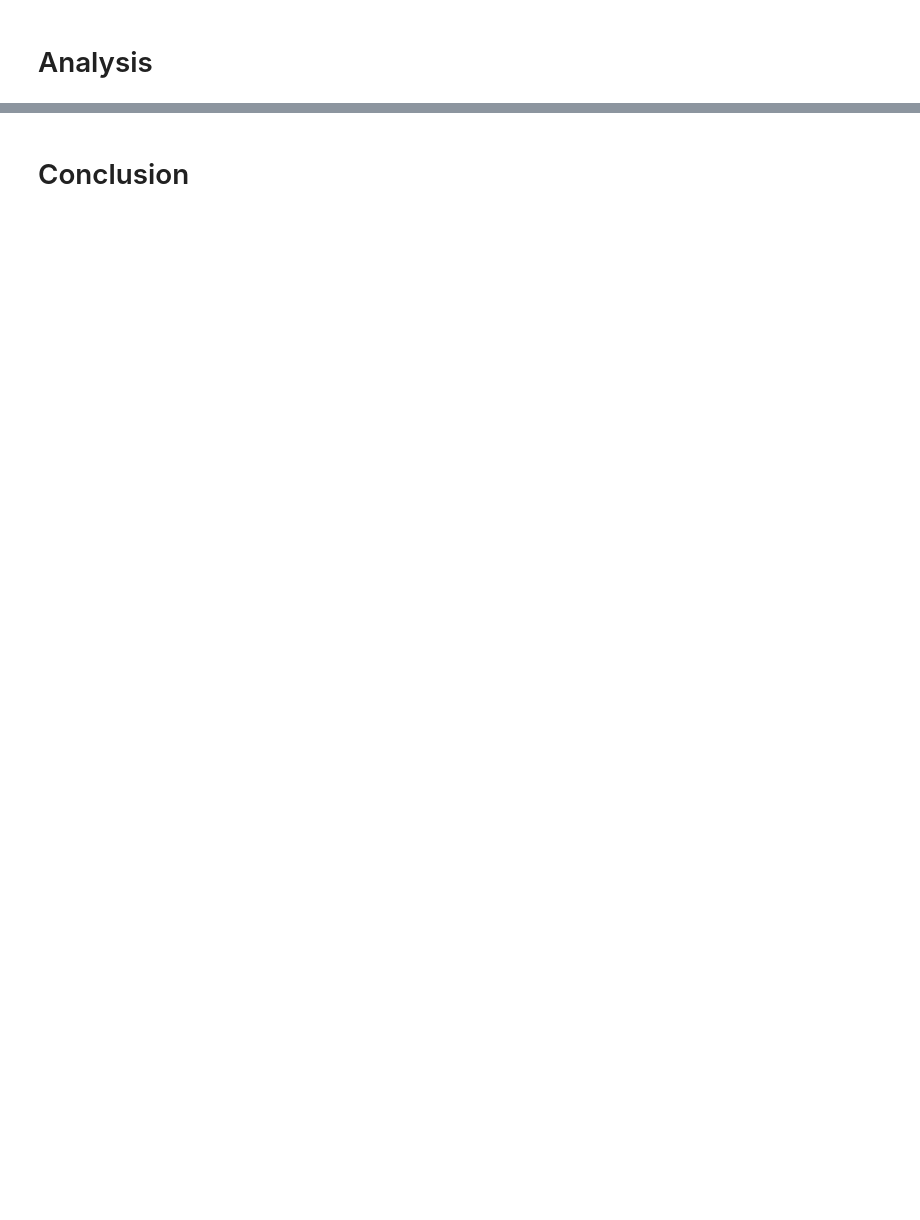
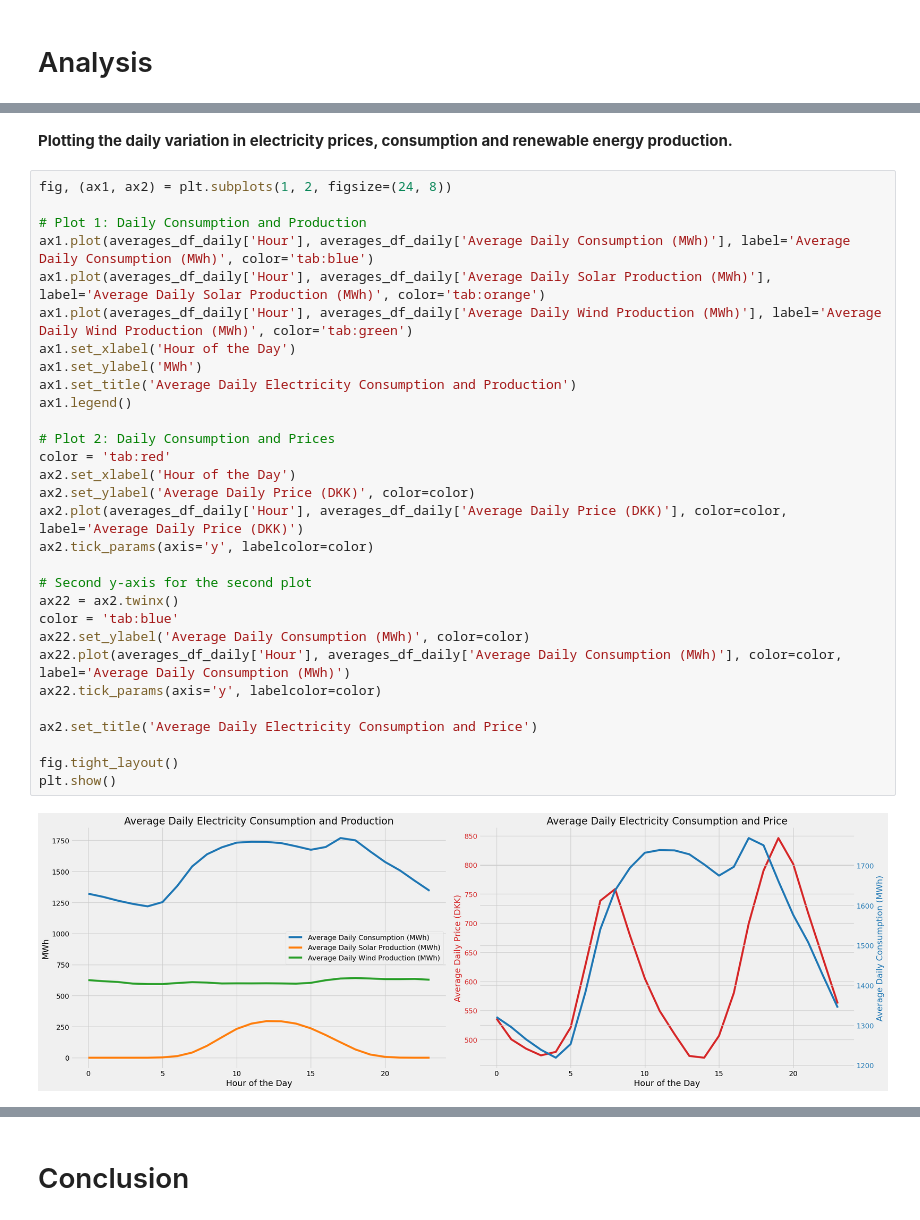
Before and after one commit to NumEconCopenhagen/projects-2024-a-j, a Jupyter notebook: dataproject/dataproject.ipynb, the cells around one changed output, grey strips where cells are left out. Saved outputs shown, nothing was run; the diff lists cells and outputs as text; blank space fills up the shorter version.

```diff
--- a/dataproject/dataproject.ipynb
+++ b/dataproject/dataproject.ipynb
@@ -71,0 +184,34 @@ MAKE FURTHER ANALYSIS. EXPLAIN THE CODE BRIEFLY AND SUMMARIZE THE RESULTS.
+# %% [markdown]
+**Plotting the daily variation in electricity prices, consumption and renewable energy production.**
+# %%
+fig, (ax1, ax2) = plt.subplots(1, 2, figsize=(24, 8))
+
+# Plot 1: Daily Consumption and Production
+ax1.plot(averages_df_daily['Hour'], averages_df_daily['Average Daily Consumption (MWh)'], label='Average Daily Consumption (MWh)', color='tab:blue')
+ax1.plot(averages_df_daily['Hour'], averages_df_daily['Average Daily Solar Production (MWh)'], label='Average Daily Solar Production (MWh)', color='tab:orange')
+ax1.plot(averages_df_daily['Hour'], averages_df_daily['Average Daily Wind Production (MWh)'], label='Average Daily Wind Production (MWh)', color='tab:green')
+ax1.set_xlabel('Hour of the Day')
+ax1.set_ylabel('MWh')
+ax1.set_title('Average Daily Electricity Consumption and Production')
+ax1.legend()
+
+# Plot 2: Daily Consumption and Prices
+color = 'tab:red'
+ax2.set_xlabel('Hour of the Day')
+ax2.set_ylabel('Average Daily Price (DKK)', color=color)
+ax2.plot(averages_df_daily['Hour'], averages_df_daily['Average Daily Price (DKK)'], color=color, label='Average Daily Price (DKK)')
+ax2.tick_params(axis='y', labelcolor=color)
+
+# Second y-axis for the second plot
+ax22 = ax2.twinx()
+color = 'tab:blue'
+ax22.set_ylabel('Average Daily Consumption (MWh)', color=color)
+ax22.plot(averages_df_daily['Hour'], averages_df_daily['Average Daily Consumption (MWh)'], color=color, label='Average Daily Consumption (MWh)')
+ax22.tick_params(axis='y', labelcolor=color)
+
+ax2.set_title('Average Daily Electricity Consumption and Price')
+
+fig.tight_layout()
+plt.show()
+# %% [output]
+[figure, added]
```
Also changed, not shown: parts of 40 cells of this notebook, 6 other files.
